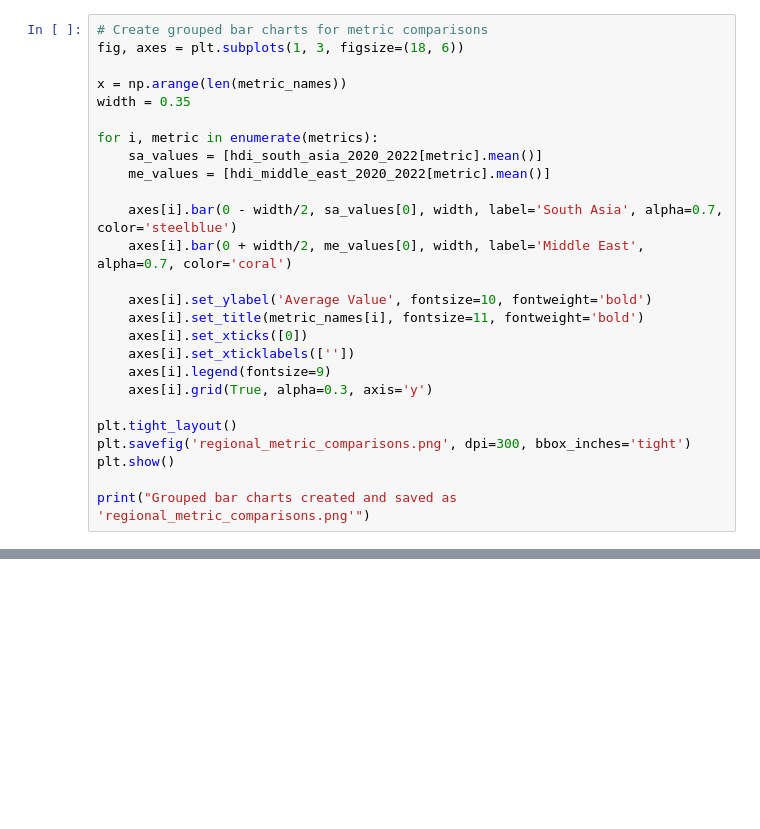
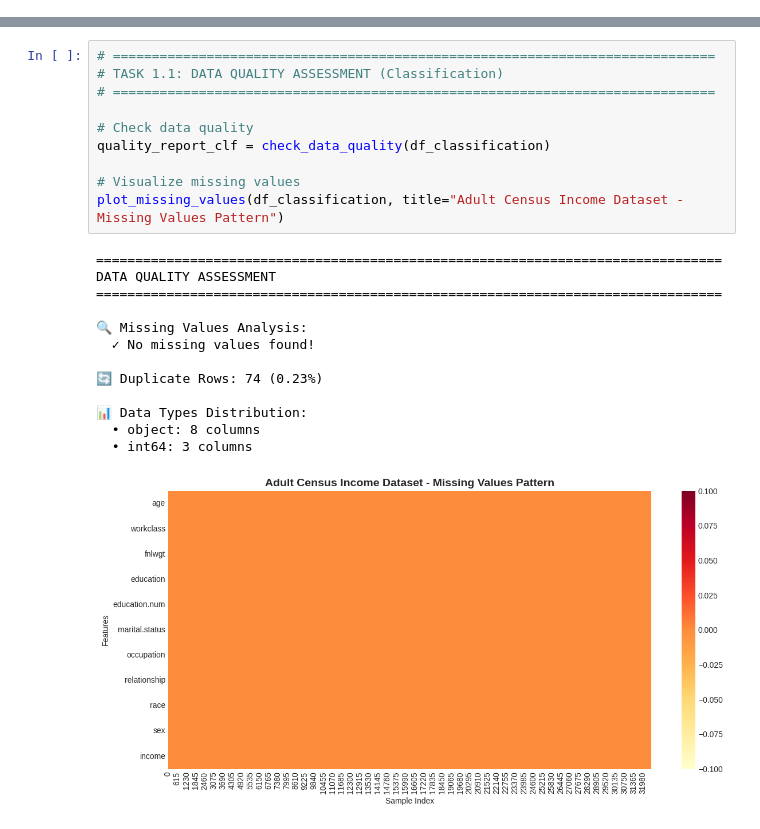
Before and after one commit to rojan-herald/ai_assessment, a Jupyter notebook: 2507008_RojanAcharya.ipynb, the cells around one changed output, grey strips where cells are left out. Drawn from its saved outputs; the diff is of its cells as text; blank space fills up the shorter version.

```diff
--- a/2507008_RojanAcharya.ipynb
+++ b/2507008_RojanAcharya.ipynb
@@ -1384,26 +25,0 @@ Greatest disparity: GNI per Capita
-# %%
-# Create grouped bar charts for metric comparisons
-fig, axes = plt.subplots(1, 3, figsize=(18, 6))
-
-x = np.arange(len(metric_names))
-width = 0.35
-
-for i, metric in enumerate(metrics):
-    sa_values = [hdi_south_asia_2020_2022[metric].mean()]
-    me_values = [hdi_middle_east_2020_2022[metric].mean()]
-
-    axes[i].bar(0 - width/2, sa_values[0], width, label='South Asia', alpha=0.7, color='steelblue')
-    axes[i].bar(0 + width/2, me_values[0], width, label='Middle East', alpha=0.7, color='coral')
-
-    axes[i].set_ylabel('Average Value', fontsize=10, fontweight='bold')
-    axes[i].set_title(metric_names[i], fontsize=11, fontweight='bold')
-    axes[i].set_xticks([0])
-    axes[i].set_xticklabels([''])
-    axes[i].legend(fontsize=9)
-    axes[i].grid(True, alpha=0.3, axis='y')
-
-plt.tight_layout()
-plt.savefig('regional_metric_comparisons.png', dpi=300, bbox_inches='tight')
-plt.show()
-
-print("Grouped bar charts created and saved as 'regional_metric_comparisons.png'")
@@ -1677,0 +831,24 @@ Outliers in HDI and GNI per Capita can indicate:
+# %%
+# =============================================================================
+# TASK 1.1: DATA QUALITY ASSESSMENT (Classification)
+# =============================================================================
+
+# Check data quality
+quality_report_clf = check_data_quality(df_classification)
+
+# Visualize missing values
+plot_missing_values(df_classification, title="Adult Census Income Dataset - Missing Values Pattern")
+# %% [output]
+================================================================================
+DATA QUALITY ASSESSMENT
+================================================================================
+
+🔍 Missing Values Analysis:
+  ✓ No missing values found!
+
+🔄 Duplicate Rows: 74 (0.23%)
+
+📊 Data Types Distribution:
+  • object: 8 columns
+  • int64: 3 columns
+[figure, added]
```
Also changed, not shown: parts of 107 cells of this notebook.
